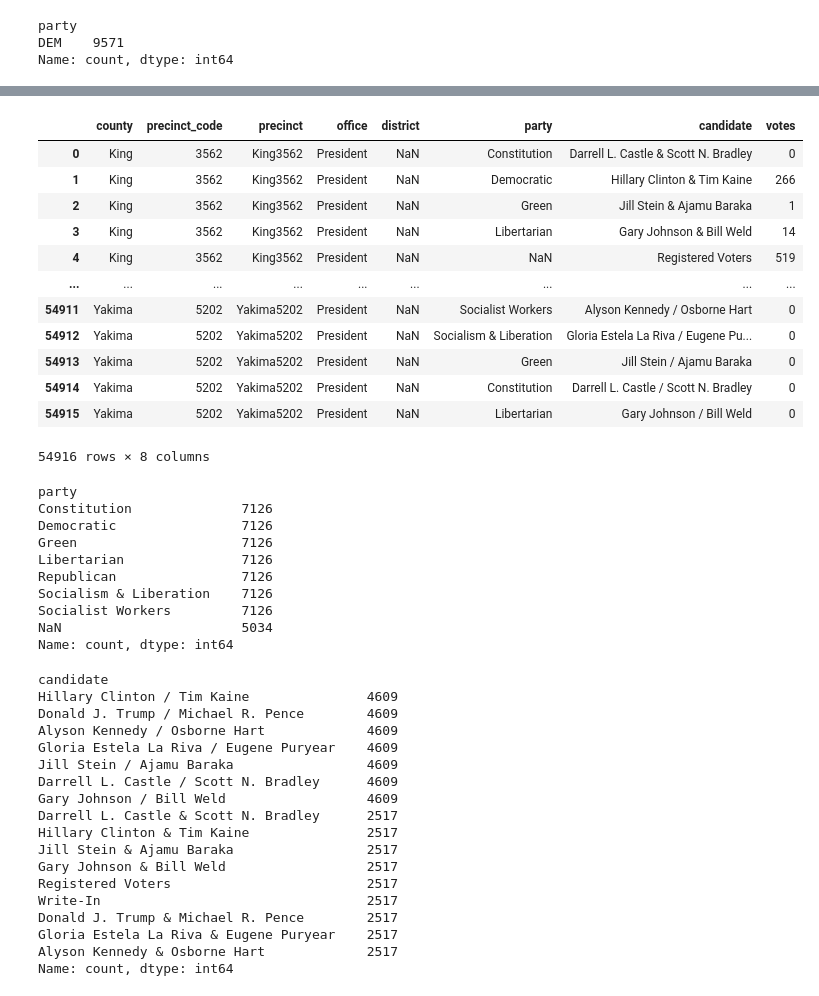
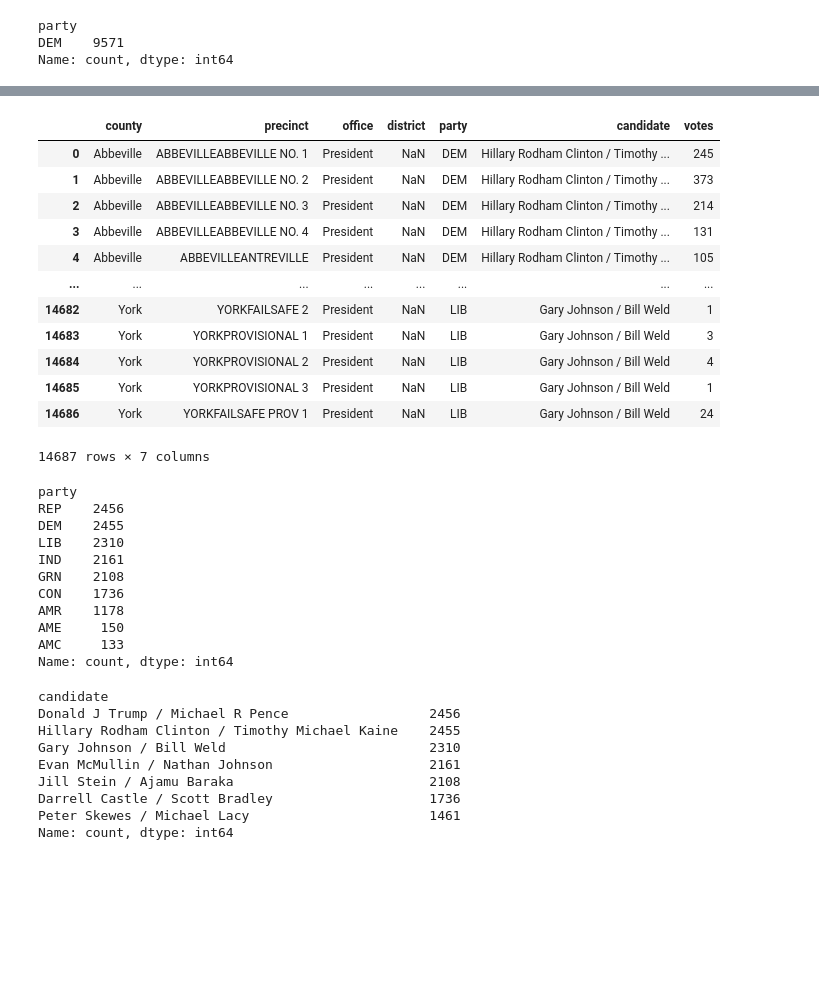
Before and after one commit to Hp0511/VoterTurnout, a Jupyter notebook: data_cleaning/SC_cleaning.ipynb, the cells around one changed output, grey strips where cells are left out. Cells and saved outputs as stored; diff of their text form; code cells hidden in the pictures; blank space fills up the shorter version.

```diff
--- a/data_cleaning/SC_cleaning.ipynb
+++ b/data_cleaning/SC_cleaning.ipynb
@@ -44,10 +45,6 @@ for file in primary_files:
         if 'precinct' in df.columns:
             df = df[df["precinct"].notna()]
 
-        # Select only president
-        if 'office' in df.columns:
-            df = df[df["office"] == "PRESIDENT" ]
-
         df = df.drop_duplicates()
 
         primary_df_list.append(df)
@@ -59,6 +56,7 @@ for file in primary_files:
 pri_combined_df = pd.concat(primary_df_list, ignore_index=True)
 # Create a new column "precinct" by combining county and precinct
 pri_combined_df["precinct"] = pri_combined_df["county"].astype(str) + pri_combined_df["precinct"].astype(str)
+pri_combined_df["precinct"] = pri_combined_df["precinct"].str.upper()
 pri_combined_df
 # %% [output]
 |  | county | precinct | office | district | candidate | party | votes |
@@ -170,73 +164,67 @@ primary_result
 # %%
 # Process general files
 gen_df_list = []
 
 for file in general_files:
     try:
         df = pd.read_csv(file)
 
         # Select only president
         if 'office' in df.columns:
             df = df[df["office"] == "President" ]
 
         gen_df_list.append(df)
 
     except Exception as e:
         print(f"Error in {file}: {e}")
 
 # Combine all cleaned files
 gen_combined_df = pd.concat(gen_df_list, ignore_index=True)
 # Create a new column "precinct" by combining county and precinct
-gen_combined_df["precinct"] = gen_combined_df["county"].astype(str) + gen_combined_df["precinct_code"].astype(str)
+gen_combined_df["precinct"] = gen_combined_df["county"].astype(str) + gen_combined_df["precinct"].astype(str)
+gen_combined_df["precinct"] = gen_combined_df["precinct"].str.upper()
 gen_combined_df
 # %% [output]
-|  | county | precinct_code | precinct | office | district | party | candidate | votes |
-| 0 | King | 3562 | King3562 | President | NaN | Constitution | Darrell L. Castle & Scott N. Bradley | 0 |
-| 1 | King | 3562 | King3562 | President | NaN | Democratic | Hillary Clinton & Tim Kaine | 266 |
-| 2 | King | 3562 | King3562 | President | NaN | Green | Jill Stein & Ajamu Baraka | 1 |
-| 3 | King | 3562 | King3562 | President | NaN | Libertarian | Gary Johnson & Bill Weld | 14 |
-| 4 | King | 3562 | King3562 | President | NaN | NaN | Registered Voters | 519 |
-| ... | ... | ... | ... | ... | ... | ... | ... | ... |
-| 54911 | Yakima | 5202 | Yakima5202 | President | NaN | Socialist Workers | Alyson Kennedy / Osborne Hart | 0 |
-| 54912 | Yakima | 5202 | Yakima5202 | President | NaN | Socialism & Liberation | Gloria Estela La Riva / Eugene Pu... | 0 |
-| 54913 | Yakima | 5202 | Yakima5202 | President | NaN | Green | Jill Stein / Ajamu Baraka | 0 |
-| 54914 | Yakima | 5202 | Yakima5202 | President | NaN | Constitution | Darrell L. Castle / Scott N. Bradley | 0 |
-| 54915 | Yakima | 5202 | Yakima5202 | President | NaN | Libertarian | Gary Johnson / Bill Weld | 0 |
+|  | county | precinct | office | district | party | candidate | votes |
+| 0 | Abbeville | ABBEVILLEABBEVILLE NO. 1 | President | NaN | DEM | Hillary Rodham Clinton / Timothy ... | 245 |
+| 1 | Abbeville | ABBEVILLEABBEVILLE NO. 2 | President | NaN | DEM | Hillary Rodham Clinton / Timothy ... | 373 |
+| 2 | Abbeville | ABBEVILLEABBEVILLE NO. 3 | President | NaN | DEM | Hillary Rodham Clinton / Timothy ... | 214 |
+| 3 | Abbeville | ABBEVILLEABBEVILLE NO. 4 | President | NaN | DEM | Hillary Rodham Clinton / Timothy ... | 131 |
+| 4 | Abbeville | ABBEVILLEANTREVILLE | President | NaN | DEM | Hillary Rodham Clinton / Timothy ... | 105 |
+| ... | ... | ... | ... | ... | ... | ... | ... |
+| 14682 | York | YORKFAILSAFE 2 | President | NaN | LIB | Gary Johnson / Bill Weld | 1 |
+| 14683 | York | YORKPROVISIONAL 1 | President | NaN | LIB | Gary Johnson / Bill Weld | 3 |
+| 14684 | York | YORKPROVISIONAL 2 | President | NaN | LIB | Gary Johnson / Bill Weld | 4 |
+| 14685 | York | YORKPROVISIONAL 3 | President | NaN | LIB | Gary Johnson / Bill Weld | 1 |
+| 14686 | York | YORKFAILSAFE PROV 1 | President | NaN | LIB | Gary Johnson / Bill Weld | 24 |
-54916 rows × 8 columns
+14687 rows × 7 columns
 # %%
+
 general_data = gen_combined_df[["precinct", "party", "candidate", "votes"]]
 general_data["party"].value_counts(dropna=False)
 # %% [output]
 party
-Constitution              7126
-Democratic                7126
-Green                     7126
-Libertarian               7126
-Republican                7126
-Socialism & Liberation    7126
-Socialist Workers         7126
-NaN                       5034
+REP    2456
+DEM    2455
+LIB    2310
+IND    2161
+GRN    2108
+CON    1736
+AMR    1178
+AME     150
+AMC     133
 Name: count, dtype: int64
 # %%
 general_data["candidate"].value_counts(dropna=False)
 # %% [output]
 candidate
-Hillary Clinton / Tim Kaine               4609
-Donald J. Trump / Michael R. Pence        4609
-Alyson Kennedy / Osborne Hart             4609
-Gloria Estela La Riva / Eugene Puryear    4609
-Jill Stein / Ajamu Baraka                 4609
-Darrell L. Castle / Scott N. Bradley      4609
-Gary Johnson / Bill Weld                  4609
-Darrell L. Castle & Scott N. Bradley      2517
-Hillary Clinton & Tim Kaine               2517
-Jill Stein & Ajamu Baraka                 2517
-Gary Johnson & Bill Weld                  2517
-Registered Voters                         2517
-Write-In                                  2517
-Donald J. Trump & Michael R. Pence        2517
-Gloria Estela La Riva & Eugene Puryear    2517
-Alyson Kennedy & Osborne Hart             2517
+Donald J Trump / Michael R Pence                  2456
+Hillary Rodham Clinton / Timothy Michael Kaine    2455
+Gary Johnson / Bill Weld                          2310
+Evan McMullin / Nathan Johnson                    2161
+Jill Stein / Ajamu Baraka                         2108
+Darrell Castle / Scott Bradley                    1736
+Peter Skewes / Michael Lacy                       1461
 Name: count, dtype: int64
 # %%
 general_data["candidate"] = general_data["candidate"].str.extract(r"^([^/&]+)").iloc[:, 0].str.strip()
```
Also changed, not shown: parts of 12 cells of this notebook, 4 other files.
